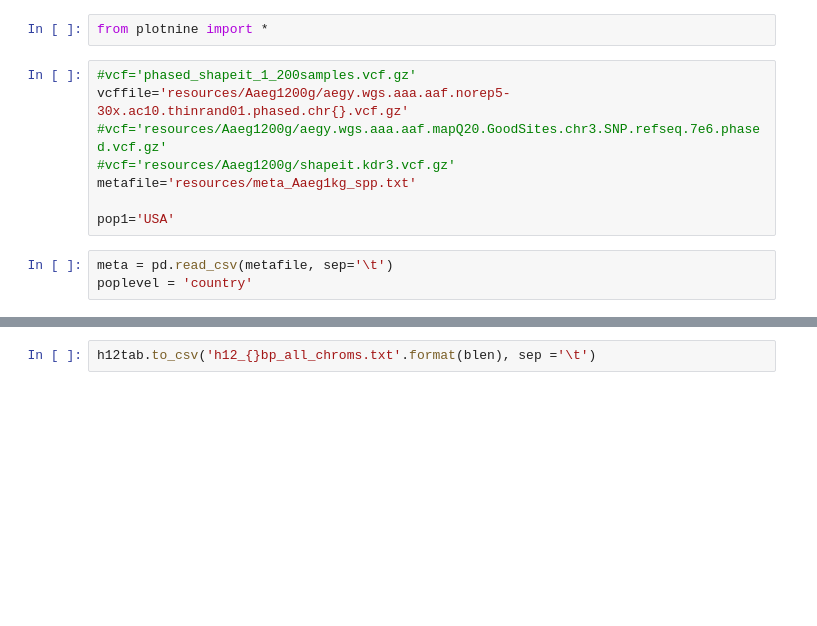
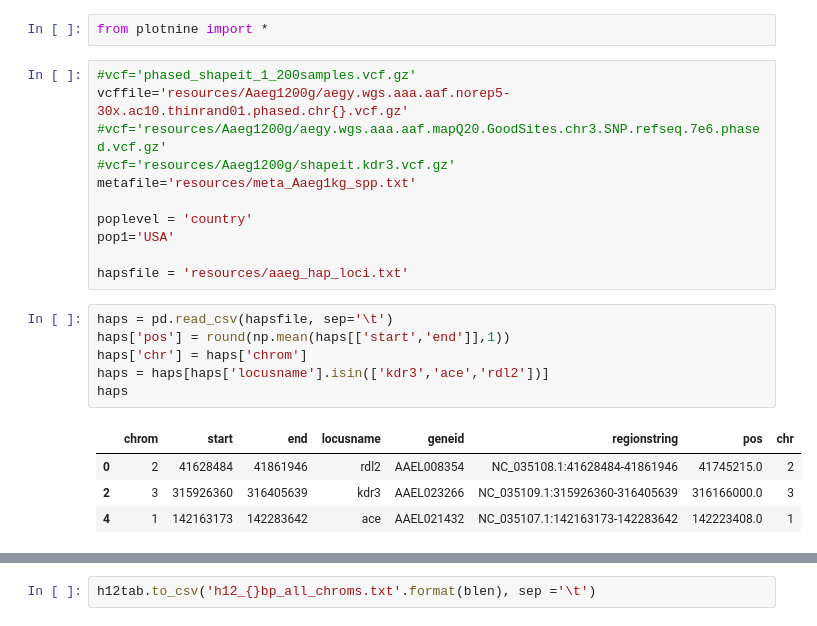
Before and after one commit to sethnr/Aaeg1200g_admixture_resistance, a Jupyter notebook: analyses/sredmond/230517_soft_sweep_scans/230518_H12_scans_all_chrs.ipynb, the cells around one changed output, grey strips where cells are left out. Drawn from its saved outputs; the diff is of its cells as text; blank space fills up the shorter version.

```diff
--- a/analyses/sredmond/230517_soft_sweep_scans/230518_H12_scans_all_chrs.ipynb
+++ b/analyses/sredmond/230517_soft_sweep_scans/230518_H12_scans_all_chrs.ipynb
@@ -21,10 +21,21 @@ vcffile='resources/Aaeg1200g/aegy.wgs.aaa.aaf.norep5-30x.ac10.thinrand01.phased.
 #vcf='resources/Aaeg1200g/shapeit.kdr3.vcf.gz'
 metafile='resources/meta_Aaeg1kg_spp.txt'
 
+poplevel = 'country'
 pop1='USA'
+
+hapsfile = 'resources/aaeg_hap_loci.txt'
 # %%
-meta = pd.read_csv(metafile, sep='\t')
-poplevel = 'country'
+haps = pd.read_csv(hapsfile, sep='\t')
+haps['pos'] = round(np.mean(haps[['start','end']],1))
+haps['chr'] = haps['chrom']
+haps = haps[haps['locusname'].isin(['kdr3','ace','rdl2'])]
+haps
+# %% [output]
+|  | chrom | start | end | locusname | geneid | regionstring | pos | chr |
+| 0 | 2 | 41628484 | 41861946 | rdl2 | AAEL008354 | NC_035108.1:41628484-41861946 | 41745215.0 | 2 |
+| 2 | 3 | 315926360 | 316405639 | kdr3 | AAEL023266 | NC_035109.1:315926360-316405639 | 316166000.0 | 3 |
+| 4 | 1 | 142163173 | 142283642 | ace | AAEL021432 | NC_035107.1:142163173-142283642 | 142223408.0 | 1 |
 # %%
 meta = np.genfromtxt(metafile,delimiter='\t',names=True,dtype=None,encoding='utf-8')
 
```
Also changed, not shown: parts of 5 cells of this notebook, 40 other files.
